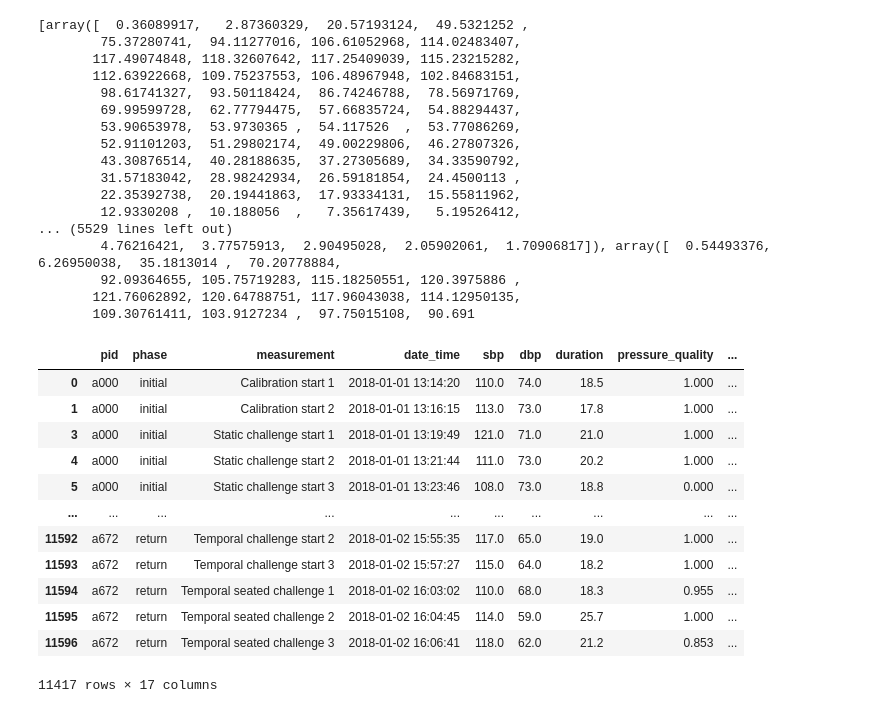
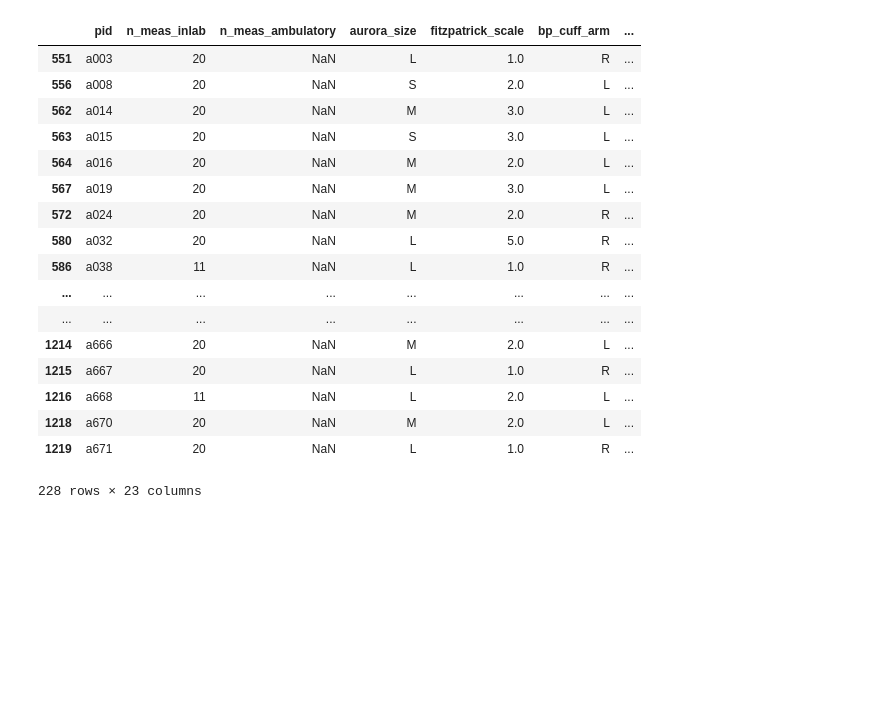
Before and after one commit to danielle34/summer24-lab, a Jupyter notebook: train_full_dataset.ipynb, the cells around one changed output. Drawn from its saved outputs; the diff is of its cells as text; code cells hidden in the pictures; blank space fills up the shorter version.

```diff
--- a/train_full_dataset.ipynb
+++ b/train_full_dataset.ipynb
@@ -19 +21,12 @@ auscultatory_pressure = []
+# %%
+#auscultatory_sbp = []
+#auscultatory_pressure = []
+everything = {}
+
+path_aurora_dataset = Path('/Users/cslinxs/Desktop/aurora_dataset/aurora_dataset/')
+auscultatory_data = path_aurora_dataset / "measurements_auscultatory.tsv"
+
+participants_data =  path_aurora_dataset / "participants.tsv"
+
+basic_mesures_data = pd.read_csv(auscultatory_data,sep = '\t').dropna(subset=["waveform_file_path"]).dropna(subset=["sbp"]).dropna(subset=["dbp"])
 # %%
@@ -168,21 +294,0 @@ print(X_train.shape)
-# %%
-
-print(auscultatory_pressure)
-# %% [output]
-[array([  0.36089917,   2.87360329,  20.57193124,  49.5321252 ,
-        75.37280741,  94.11277016, 106.61052968, 114.02483407,
-       117.49074848, 118.32607642, 117.25409039, 115.23215282,
-       112.63922668, 109.75237553, 106.48967948, 102.84683151,
-        98.61741327,  93.50118424,  86.74246788,  78.56971769,
-        69.99599728,  62.77794475,  57.66835724,  54.88294437,
-        53.90653978,  53.9730365 ,  54.117526  ,  53.77086269,
-        52.91101203,  51.29802174,  49.00229806,  46.27807326,
-        43.30876514,  40.28188635,  37.27305689,  34.33590792,
-        31.57183042,  28.98242934,  26.59181854,  24.4500113 ,
-        22.35392738,  20.19441863,  17.93334131,  15.55811962,
-        12.9330208 ,  10.188056  ,   7.35617439,   5.19526412,
-... (5529 lines left out)
-        4.76216421,  3.77575913,  2.90495028,  2.05902061,  1.70906817]), array([  0.54493376,   6.26950038,  35.1813014 ,  70.20778884,
-        92.09364655, 105.75719283, 115.18250551, 120.3975886 ,
-       121.76062892, 120.64788751, 117.96043038, 114.12950135,
-       109.30761411, 103.9127234 ,  97.75015108,  90.691
@@ -189,18 +297,33 @@ print(auscultatory_pressure)
+# %%
+participants_csv_data = pd.read_csv(participants_data,sep = '\t')
+pd.set_option('display.max_columns', None)
+pd.set_option('display.max_rows', False)
+
+#participants_csv_data = participants_csv_data[participants_csv_data["self_report_htn"]=="unmanaged"]
+
+participants_csv_data = participants_csv_data[participants_csv_data["self_report_htn"].isin(["managed","unmanaged"])]
+
+
+participants_csv_data = participants_csv_data[participants_csv_data["pid"].str.contains('a')]
+participants_csv_data
+# %% [output]
+|  | pid | n_meas_inlab | n_meas_ambulatory | aurora_size | fitzpatrick_scale | bp_cuff_arm | ... |
+| 551 | a003 | 20 | NaN | L | 1.0 | R | ... |
+| 556 | a008 | 20 | NaN | S | 2.0 | L | ... |
+| 562 | a014 | 20 | NaN | M | 3.0 | L | ... |
+| 563 | a015 | 20 | NaN | S | 3.0 | L | ... |
+| 564 | a016 | 20 | NaN | M | 2.0 | L | ... |
+| 567 | a019 | 20 | NaN | M | 3.0 | L | ... |
+| 572 | a024 | 20 | NaN | M | 2.0 | R | ... |
+| 580 | a032 | 20 | NaN | L | 5.0 | R | ... |
+| 586 | a038 | 11 | NaN | L | 1.0 | R | ... |
+| ... | ... | ... | ... | ... | ... | ... | ... |
+| ... | ... | ... | ... | ... | ... | ... | ... |
+| 1214 | a666 | 20 | NaN | M | 2.0 | L | ... |
+| 1215 | a667 | 20 | NaN | L | 1.0 | R | ... |
+| 1216 | a668 | 11 | NaN | L | 2.0 | L | ... |
+| 1218 | a670 | 20 | NaN | M | 2.0 | L | ... |
+| 1219 | a671 | 20 | NaN | L | 1.0 | R | ... |
+228 rows × 23 columns
 # %%
 basic_mesures_data = pd.read_csv(auscultatory_data,sep = '\t').dropna(subset=["waveform_file_path"]).dropna(subset=["sbp"]).dropna(subset=["dbp"])
-# %%
-basic_mesures_data
-# %% [output]
-|  | pid | phase | measurement | date_time | sbp | dbp | duration | pressure_quality | ... |
-| 0 | a000 | initial | Calibration start 1 | 2018-01-01 13:14:20 | 110.0 | 74.0 | 18.5 | 1.000 | ... |
-| 1 | a000 | initial | Calibration start 2 | 2018-01-01 13:16:15 | 113.0 | 73.0 | 17.8 | 1.000 | ... |
-| 3 | a000 | initial | Static challenge start 1 | 2018-01-01 13:19:49 | 121.0 | 71.0 | 21.0 | 1.000 | ... |
-| 4 | a000 | initial | Static challenge start 2 | 2018-01-01 13:21:44 | 111.0 | 73.0 | 20.2 | 1.000 | ... |
-| 5 | a000 | initial | Static challenge start 3 | 2018-01-01 13:23:46 | 108.0 | 73.0 | 18.8 | 0.000 | ... |
-| ... | ... | ... | ... | ... | ... | ... | ... | ... | ... |
-| 11592 | a672 | return | Temporal challenge start 2 | 2018-01-02 15:55:35 | 117.0 | 65.0 | 19.0 | 1.000 | ... |
-| 11593 | a672 | return | Temporal challenge start 3 | 2018-01-02 15:57:27 | 115.0 | 64.0 | 18.2 | 1.000 | ... |
-| 11594 | a672 | return | Temporal seated challenge 1 | 2018-01-02 16:03:02 | 110.0 | 68.0 | 18.3 | 0.955 | ... |
-| 11595 | a672 | return | Temporal seated challenge 2 | 2018-01-02 16:04:45 | 114.0 | 59.0 | 25.7 | 1.000 | ... |
-| 11596 | a672 | return | Temporal seated challenge 3 | 2018-01-02 16:06:41 | 118.0 | 62.0 | 21.2 | 0.853 | ... |
-11417 rows × 17 columns
```
Also changed, not shown: parts of 23 cells of this notebook, 4 other files.
